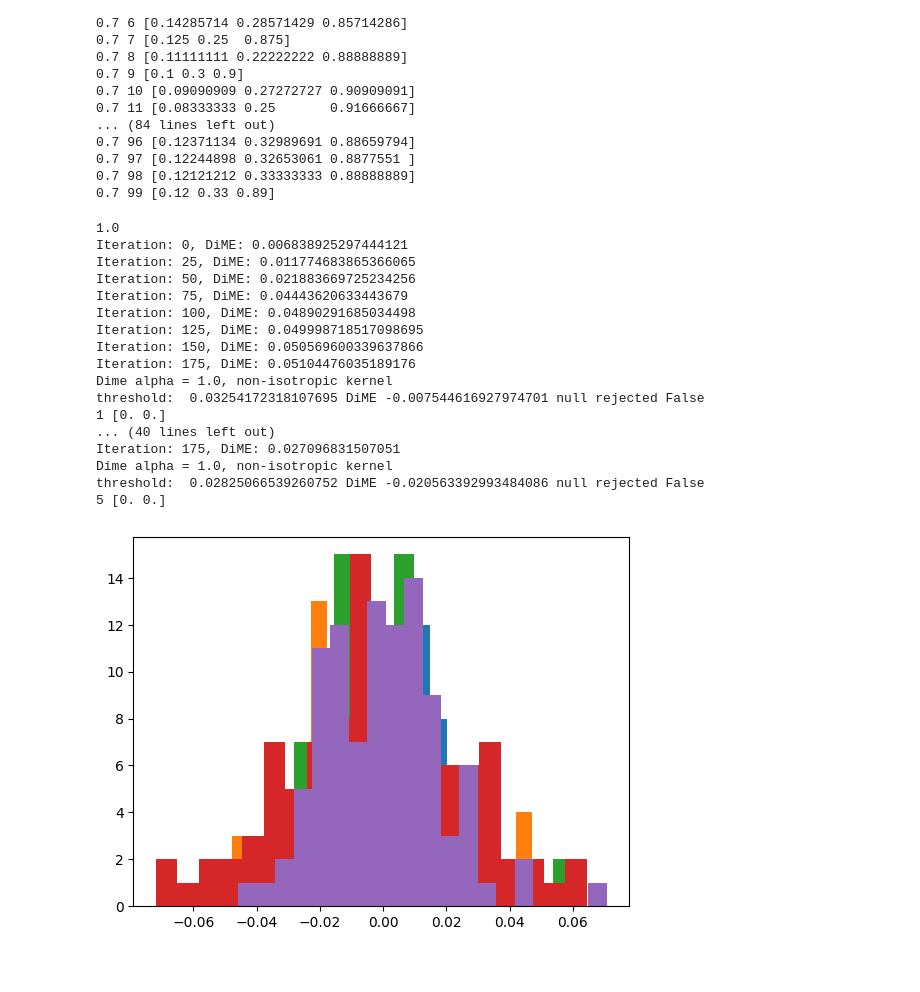
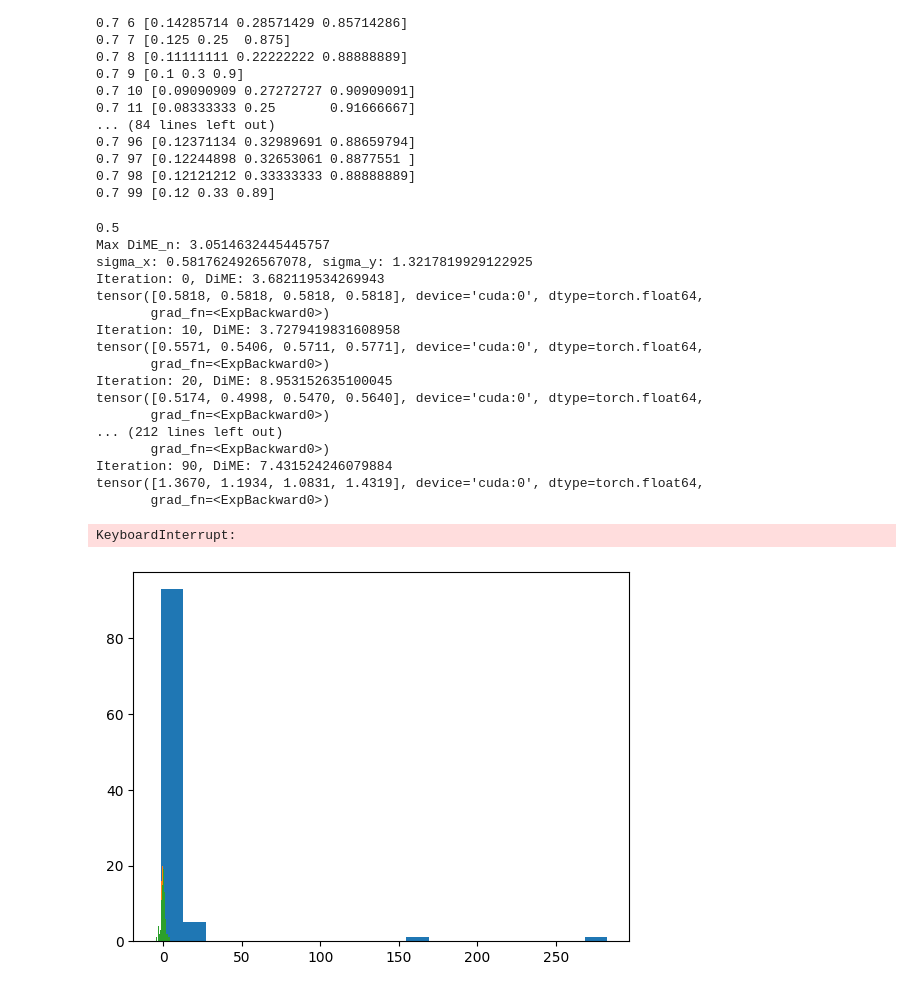
Before and after one commit to KeiderHoyos/IndependenceTestingDifferenceEntropies, a Jupyter notebook: demo.ipynb, the cells around one changed output. Cells and saved outputs as stored; diff of their text form; code cells hidden in the pictures.

```diff
--- a/demo.ipynb
+++ b/demo.ipynb
@@ -358,10 +322,8 @@ for alpha in alpha_set:
 0.7 98 [0.12121212 0.33333333 0.88888889]
 0.7 99 [0.12 0.33 0.89]
 # %%
-sigma_normal = 0.01
-n = 256
-d = 4
-alphas = (1.0,)
+
+alphas = (0.5,)
 alpha = alphas[0]
 print(alpha)
 n_alphas = len(alphas)
@@ -369,9 +331,11 @@ test_num = 5
 dime_perm = 2
 result_test_correct = np.zeros([2,test_num])
 seed = 0
+sigma_normal = 0.1
+n = 128
+d = 4
 for it in range(test_num):
     X, Y = generate_ISA(n,d,sigma_normal,alpha, seed)
-    Y = Y.reshape(-1,1)
     X_tensor, Y_tensor = torch.tensor(X, device=device), torch.tensor(Y,device=device)
 
     #test#
@@ -382,7 +346,7 @@ for it in range(test_num):
     # print('Dime alpha = 1.0, isotropic kernel')
     # print('threshold: ',results_dime["thresh"].item(), 'DiME', results_dime["test_stat"].item(), 'null rejected:' ,results_dime["h0_rejected"].item())
 
-    dime_estimator = IndpTest_DIME( X_tensor, Y_tensor, dime_perm = 5, alpha = 1.0, isotropic = False)
+    dime_estimator = IndpTest_DIME( X_tensor, Y_tensor, dime_perm = 5, alpha =0.125, type_bandwidth="diagonal", epochs=200, lr= 0.01, grid_search_max=4, grid_search_min = -1)
     results_dime = dime_estimator.perform_test()
     result_test_correct[1, it] = float(results_dime['h0_rejected'])
     print('Dime alpha = 1.0, non-isotropic kernel')
@@ -400,48 +364,49 @@ for it in range(test_num):
     # print('Dime alpha = 2.0, non-isotropic kernel')
     # print('threshold: ',results_dime["thresh"].item(), 'DiME', results_dime["test_stat"].item(), 'null rejected' ,results_dime["h0_rejected"].item())
 
     # dime_estimator = IndpTest_DIME( X_tensor, Y_tensor, dime_perm = 5, alpha = 5.0, isotropic = True)
     # results_dime = dime_estimator.perform_test()
     # result_test_correct[4, it] = float(results_dime['h0_rejected'])
     # print('Dime alpha = 5.0, isotropic kernel')
     # print('threshold: ',results_dime["thresh"].item(), 'DiME', results_dime["test_stat"].item(), 'null rejected' ,results_dime["h0_rejected"].item())
 
     # dime_estimator = IndpTest_DIME( X_tensor, Y_tensor, dime_perm = 5, alpha = 5.0, isotropic = False)
     # results_dime = dime_estimator.perform_test()
     # result_test_correct[5, it] = float(results_dime['h0_rejected'])
     # print('Dime alpha = 5.0, non-isotropic kernel')
     # print('threshold: ',results_dime["thresh"].item(), 'DiME', results_dime["test_stat"].item(), 'null rejected' ,results_dime["h0_rejected"].item())
 
     # hsic0 = IndpTest_naive(X_tensor, Y_tensor, alpha=0.05, n_permutation=100, kernel_type="Gaussian", null_gamma = True)
     # results_all0 = hsic0.perform_test()
     # result_test_correct[0, it] = float(results_all0['h0_rejected'])
 
     # hsic1 = IndpTest_LKGaussian(X_tensor, Y_tensor, device, alpha=0.05, n_permutation=100, null_gamma = True, split_ratio = 0.5)
     # results_all1 = hsic1.perform_test(debug = -1, if_grid_search = True)
     # result_test_correct[1, it] = float(results_all1['h0_rejected'])
 
     # hsic2 = IndpTest_LKWeightGaussian(X_tensor, Y_tensor, device, alpha=0.05, n_permutation=100, null_gamma = True, split_ratio = 0.5)
     # results_all2 = hsic2.perform_test(debug = -1, if_grid_search = True)
     # result_test_correct[2, it] = float(results_all2['h0_rejected'])
 
     seed += 1
     print(it+1, np.sum(result_test_correct,1)/(it+1))
 # %% [output]
-1.0
-Iteration: 0, DiME: 0.006838925297444121
-Iteration: 25, DiME: 0.011774683865366065
-Iteration: 50, DiME: 0.021883669725234256
-Iteration: 75, DiME: 0.04443620633443679
-Iteration: 100, DiME: 0.04890291685034498
-Iteration: 125, DiME: 0.049998718517098695
-Iteration: 150, DiME: 0.050569600339637866
-Iteration: 175, DiME: 0.05104476035189176
-Dime alpha = 1.0, non-isotropic kernel
-threshold:  0.03254172318107695 DiME -0.007544616927974701 null rejected False
-1 [0. 0.]
-... (40 lines left out)
-Iteration: 175, DiME: 0.027096831507051
-Dime alpha = 1.0, non-isotropic kernel
-threshold:  0.02825066539260752 DiME -0.020563392993484086 null rejected False
-5 [0. 0.]
+0.5
+Max DiME_n: 3.0514632445445757
+sigma_x: 0.5817624926567078, sigma_y: 1.3217819929122925
+Iteration: 0, DiME: 3.682119534269943
+tensor([0.5818, 0.5818, 0.5818, 0.5818], device='cuda:0', dtype=torch.float64,
+       grad_fn=<ExpBackward0>)
+Iteration: 10, DiME: 3.7279419831608958
+tensor([0.5571, 0.5406, 0.5711, 0.5771], device='cuda:0', dtype=torch.float64,
+       grad_fn=<ExpBackward0>)
+Iteration: 20, DiME: 8.953152635100045
+tensor([0.5174, 0.4998, 0.5470, 0.5640], device='cuda:0', dtype=torch.float64,
+       grad_fn=<ExpBackward0>)
+... (212 lines left out)
+       grad_fn=<ExpBackward0>)
+Iteration: 90, DiME: 7.431524246079884
+tensor([1.3670, 1.1934, 1.0831, 1.4319], device='cuda:0', dtype=torch.float64,
+       grad_fn=<ExpBackward0>)
+KeyboardInterrupt:
-[figure, old version]
+[figure, new version]
```
Also changed, not shown: parts of 2 cells of this notebook, 7 other files.
